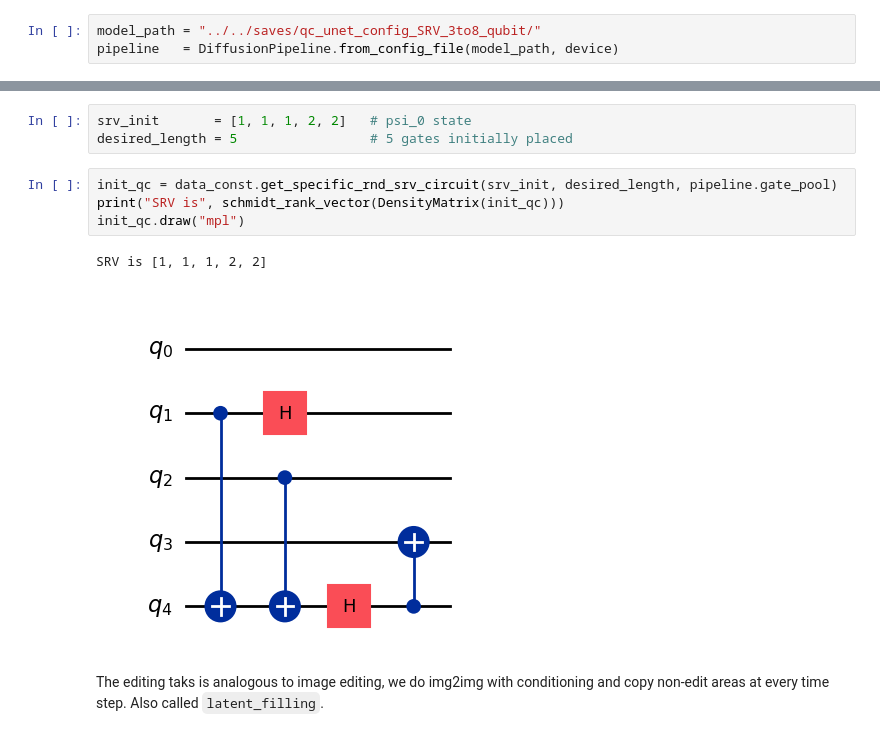
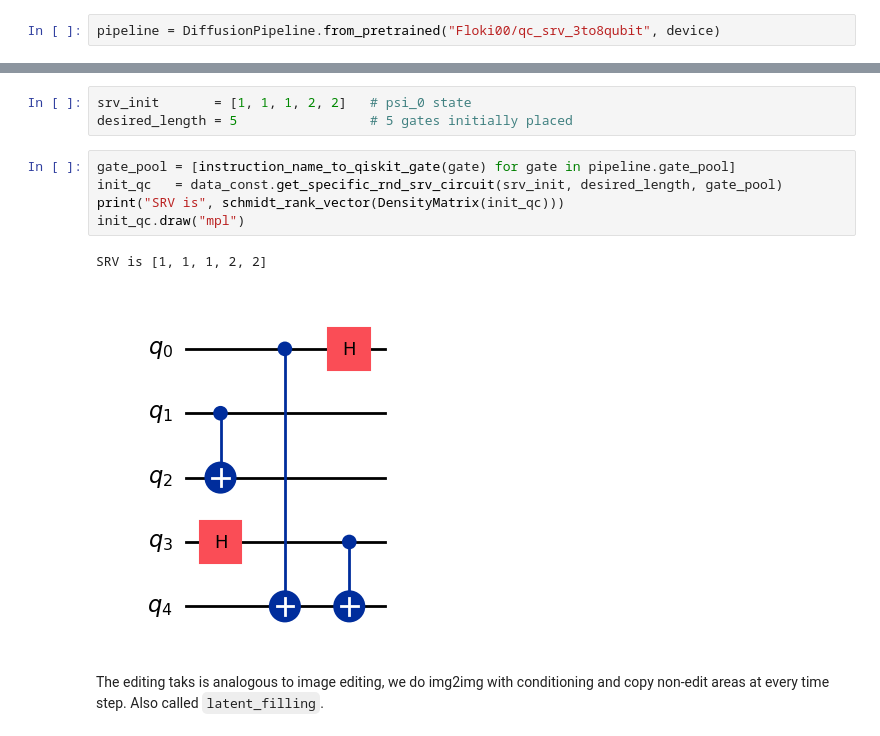
Before and after one commit to FlorianFuerrutter/genQC, a Jupyter notebook: src/examples/1_editing_and_masking.ipynb, the cells around one changed output, grey strips where cells are left out. Drawn from its saved outputs; the diff is of its cells as text.

```diff
--- a/src/examples/1_editing_and_masking.ipynb
+++ b/src/examples/1_editing_and_masking.ipynb
@@ -21,6 +22,5 @@ Load the pre-trained model
 # %%
-model_path = "../../saves/qc_unet_config_SRV_3to8_qubit/"
-pipeline   = DiffusionPipeline.from_config_file(model_path, device)
+pipeline = DiffusionPipeline.from_pretrained("Floki00/qc_srv_3to8qubit", device)
 # %% [output]
 [INFO]: `genQC.models.unet_qc.QC_Cond_UNet` instantiated from given config on cuda.
 [INFO]: `genQC.models.frozen_open_clip.CachedFrozenOpenCLIPEmbedder` instantiated from given config on cuda.
@@ -39,12 +39,13 @@ Sample a random circuit with desired parameters as the circuit we want to edit:
 srv_init       = [1, 1, 1, 2, 2]   # psi_0 state
 desired_length = 5                 # 5 gates initially placed
 # %%
-init_qc = data_const.get_specific_rnd_srv_circuit(srv_init, desired_length, pipeline.gate_pool)
+gate_pool = [instruction_name_to_qiskit_gate(gate) for gate in pipeline.gate_pool]
+init_qc   = data_const.get_specific_rnd_srv_circuit(srv_init, desired_length, gate_pool)
 print("SRV is", schmidt_rank_vector(DensityMatrix(init_qc)))
 init_qc.draw("mpl")
 # %% [output]
 SRV is [1, 1, 1, 2, 2]
-[figure, old version]
+[figure, new version]
 # %% [markdown]
 The editing taks is analogous to image editing, we do img2img with conditioning and copy non-edit areas at every time step. Also called `latent_filling`.
 # %%
```
Also changed, not shown: parts of 11 cells of this notebook, 29 other files.
